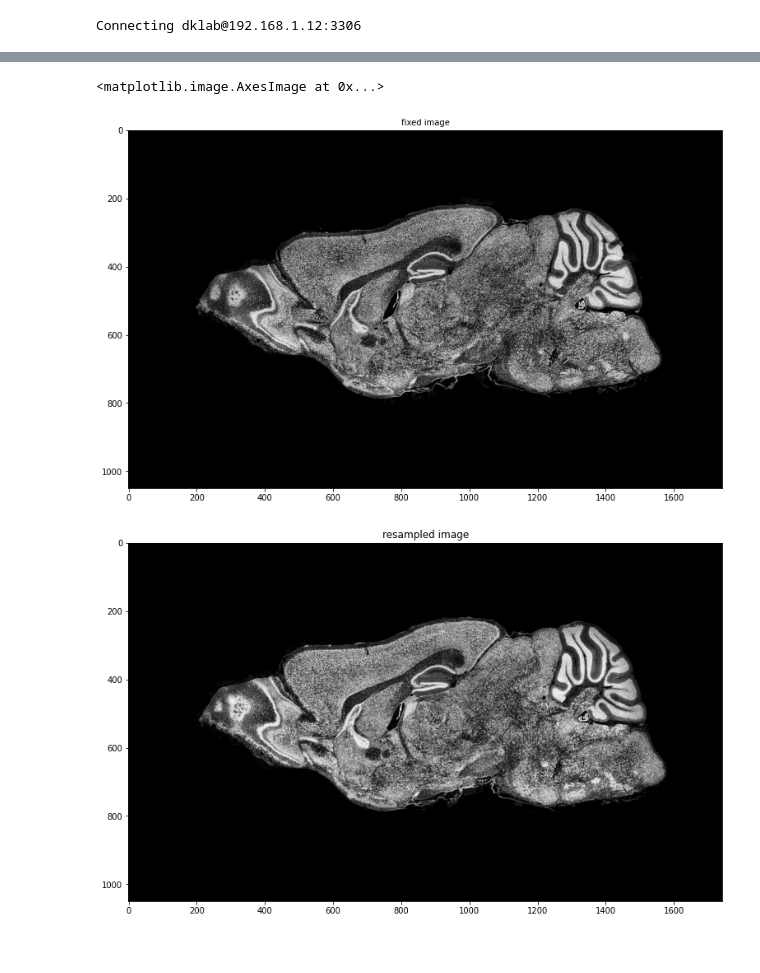
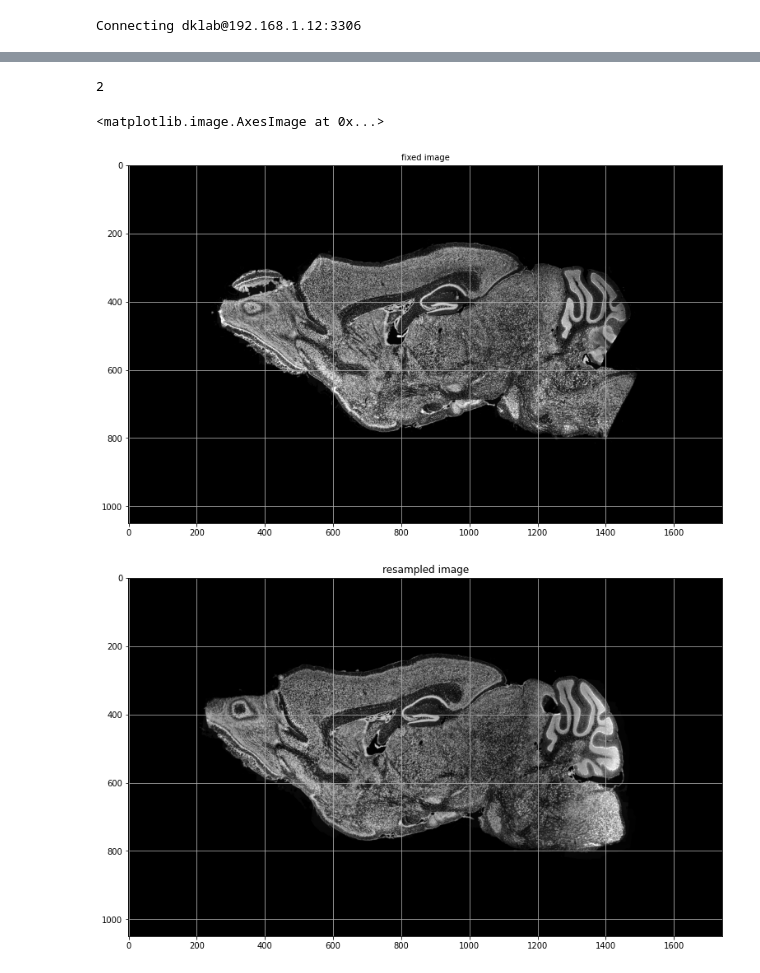
Before and after one commit to ActiveBrainAtlas2/preprocessing-pipeline, a Jupyter notebook: utilities/notebooks/basic_itk.ipynb, the cells around one changed output, grey strips where cells are left out. Cells and saved outputs as stored; diff of their text form; code cells hidden in the pictures.

```diff
--- a/utilities/notebooks/basic_itk.ipynb
+++ b/utilities/notebooks/basic_itk.ipynb
@@ -27,10 +27,10 @@ Connecting dklab@192.168.1.12:3306
 # 113, 114
 # 137, 138 rotation off
 # 192 193 shift off
-fixed_index = str(193).zfill(3)
-moving_index = str(194).zfill(3)
+fixed_index = str(182).zfill(3)
+moving_index = str(183).zfill(3)
 
-final_transform, fixed, moving, R = register_test(INPUT, fixed_index, moving_index)
+final_transform, fixed, moving, R = register_test(MASKED, INPUT, fixed_index, moving_index)
 
 # Always check the reason optimization terminated.
 stop_condition = R.GetOptimizerStopConditionDescription()
@@ -54,17 +52,24 @@ tx = sitk.CompositeTransform([final_transform])
+# %%
+fixed.GetDimension()
+# %% [output]
+2
 # %%
 moving_resampled = sitk.Resample(moving, fixed, final_transform, sitk.sitkLinear, 0.0, moving.GetPixelID())
 fig = plt.figure(figsize=(15,8))
 plt.imshow(sitk.GetArrayViewFromImage(fixed), cmap='gray')
+plt.grid()
 plt.title('fixed image', fontsize=10)
 
 fig = plt.figure(figsize=(15, 8))
 plt.imshow(sitk.GetArrayViewFromImage(moving_resampled), cmap='gray')
+plt.grid()
 plt.title('resampled image')
 
 fig = plt.figure(figsize=(15, 8))
 plt.title('moving image')
+plt.grid()
 plt.imshow(sitk.GetArrayViewFromImage(moving), cmap='gray')
 # %% [output]
 <matplotlib.image.AxesImage at 0x...>
-[figure, old version]
+[figure, new version]
-[figure, old version]
+[figure, new version]
```
Also changed, not shown: parts of 3 cells of this notebook, 2 other files.
